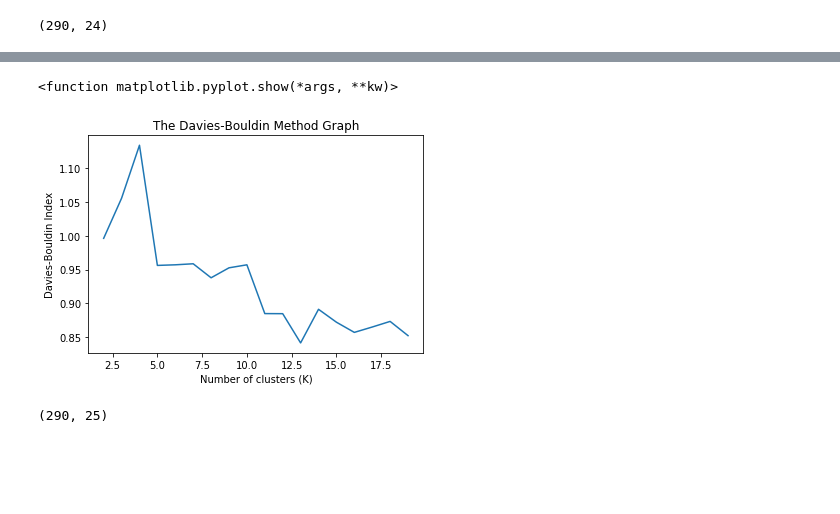
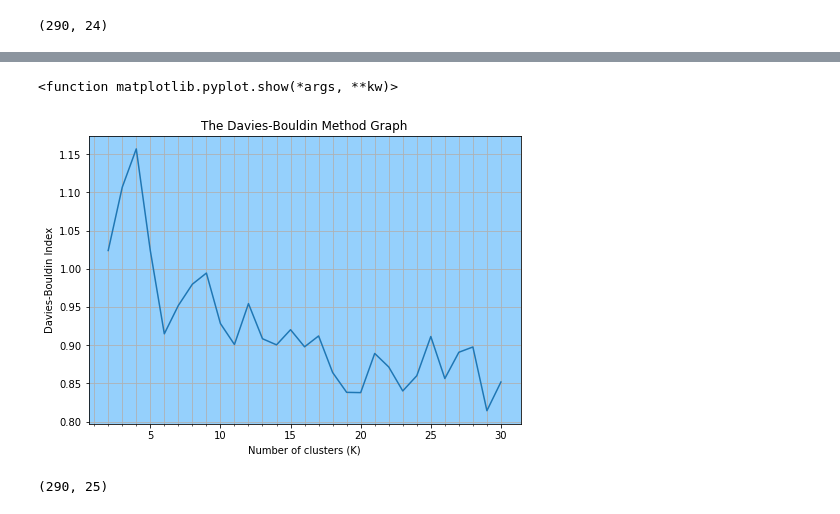
Before and after one commit to spiroskatsampiris/LoRaWAN, a Jupyter notebook: clean_data.ipynb, the cells around one changed output, grey strips where cells are left out. Cells and saved outputs as stored; diff of their text form; code cells hidden in the pictures; blank space fills up the shorter version.

```diff
--- a/clean_data.ipynb
+++ b/clean_data.ipynb
@@ -171,10 +191,12 @@ X.shape
 # %%
 av = np.zeros((len(np.unique(dev_labels)),X.shape[1]-1))
 for i in range(len(np.unique(dev_labels))):
-    average = np.mean(X[X[:,0]==i][:,20:25],axis=0)
+    max_fcnt = [max(X[X[:,0]==i][:,20])]
+    average = np.mean(X[X[:,0]==i][:,21:25],axis=0)
     mode_cat = stats.mode(X[X[:,0]==i][:,1:20])
-    appended = np.append(mode_cat.mode,values=average.reshape(1,average.shape[0]),axis=1)
-    av[i] = appended
+    appended1 = np.append(max_fcnt,values=average,axis=0)
+    appended2 = np.append(mode_cat.mode,values=appended1.reshape(1,appended1.shape[0]),axis=1)
+    av[i] = appended2
 # %%
 av.shape
 # %% [output]
@@ -182,7 +204,7 @@ av.shape
 # %%
 wcss=[]
 dbs=[]
-for i in range(2,20):
+for i in range(2,31):
     kmeans = KMeans(n_clusters=i,\
                     random_state=0,n_jobs=6 ).fit(av)
 #inertia_ : Sum of squared distances of samples to their closest cluster center.
@@ -220,13 +249,21 @@ plt.show()
 # %%
 #Plot the Davies-Bouldin graph
-plt.plot(range(2,20),dbs)
+fig = plt.figure()
+ax = fig.add_axes([0,0,1,1])
+major_ticks = np.arange(0, 31, 5)
+minor_ticks = np.arange(0, 31, 1)
+ax.set_xticks(major_ticks)
+ax.set_xticks(minor_ticks, minor=True)
+ax.grid(which='both')
+ax.set_facecolor('xkcd:light blue')
+plt.plot(range(2,31),dbs)
 plt.title('The Davies-Bouldin Method Graph')
 plt.xlabel('Number of clusters (K)')
 plt.ylabel('Davies-Bouldin Index')
 plt.show
 # %% [output]
 <function matplotlib.pyplot.show(*args, **kw)>
-[figure, old version]
+[figure, new version]
 # %%
 kmeans = KMeans(n_clusters=13)
 # %%
```
Also changed, not shown: parts of 55 cells of this notebook.
